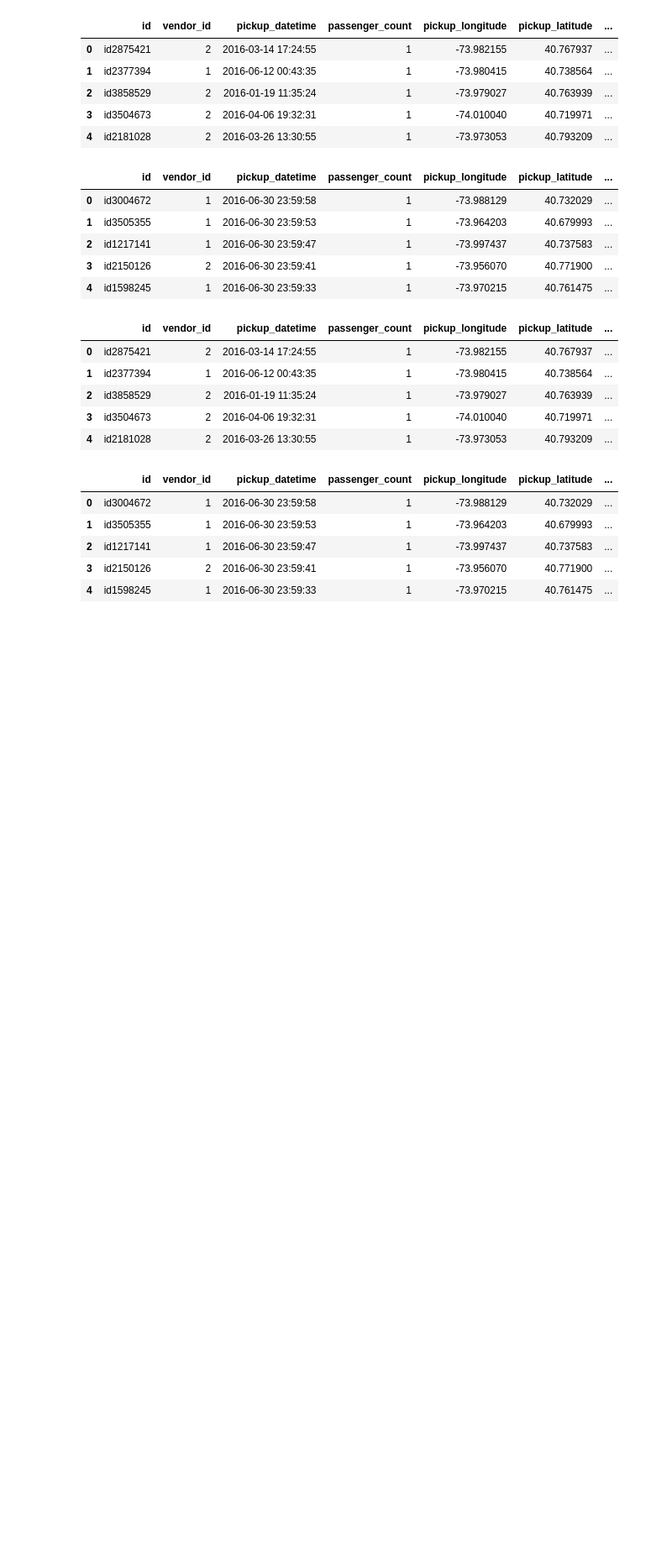
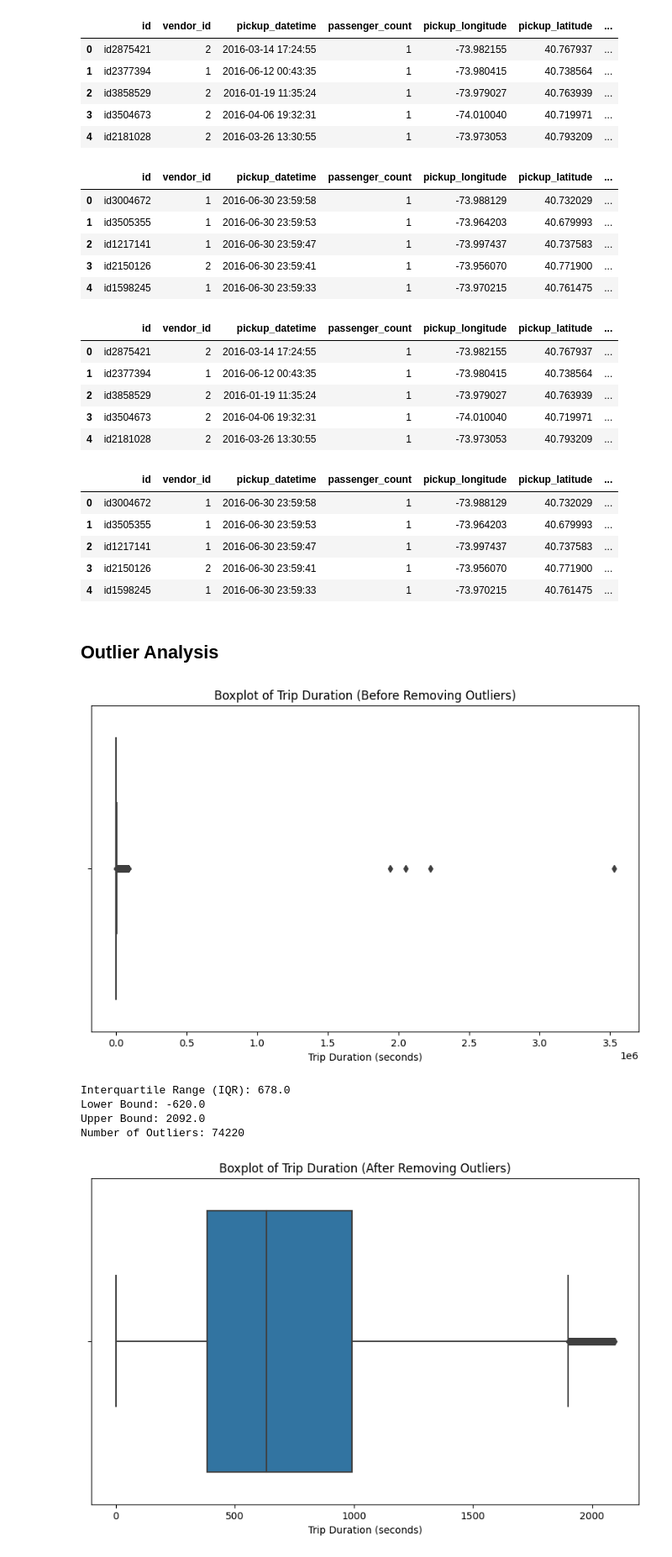
Before and after one commit to IshikaGopie/COMP6940-A4, a Jupyter notebook: Section_2.ipynb, the cells around one changed output. Shown: that part at 84% size. Drawn from its saved outputs; the diff is of its cells as text; code cells hidden in the pictures; blank space fills up the shorter version.

Commit message:
* Added data exploration

```diff
--- a/Section_2.ipynb
+++ b/Section_2.ipynb
@@ -253,3 +241,58 @@ test_gpu.head(5)
 | 2 | id1217141 | 1 | 2016-06-30 23:59:47 | 1 | -73.997437 | 40.737583 | ... |
 | 3 | id2150126 | 2 | 2016-06-30 23:59:41 | 1 | -73.956070 | 40.771900 | ... |
 | 4 | id1598245 | 1 | 2016-06-30 23:59:33 | 1 | -73.970215 | 40.761475 | ... |
+# %% [markdown]
+## Outlier Analysis
+# %%
+# using gpu
+# plot boxplot for trip duration to identify outliers
+# Convert GPU DataFrame to NumPy array
+start_time_gpu = time.time()
+
+train_gpu_numpy = train_gpu['trip_duration'].to_numpy()
+
+# Plot boxplot for trip duration
+plt.figure(figsize=(10, 6))
+sns.boxplot(x=train_gpu_numpy)
+plt.title('Boxplot of Trip Duration (Before Removing Outliers)')
+plt.xlabel('Trip Duration (seconds)')
+plt.show()
+
+# Calculate the interquartile range
+Q1 = np.percentile(train_gpu_numpy, 25)
+Q3 = np.percentile(train_gpu_numpy, 75)
+
+IQR = Q3 - Q1
+
+print('\nInterquartile Range (IQR):', IQR)
+
+# Calculate the lower and upper bounds
+lower_bound = Q1 - 1.5 * IQR
+upper_bound = Q3 + 1.5 * IQR
+
+print('Lower Bound:', lower_bound)
+print('Upper Bound:', upper_bound)
+
+# Identify outliers
+outliers = train_gpu_numpy[(train_gpu_numpy < lower_bound) | (train_gpu_numpy > upper_bound)]
+print('Number of Outliers:', len(outliers), "\n")
+
+# Remove outliers
+train_gpu = train_gpu[(train_gpu['trip_duration'] >= lower_bound) & (train_gpu['trip_duration'] <= upper_bound)]
+
+train_gpu_numpy2 = train_gpu['trip_duration'].to_numpy()
+# boxplot after removing outliers
+plt.figure(figsize=(10, 6))
+sns.boxplot(x=train_gpu_numpy2)
+plt.title('Boxplot of Trip Duration (After Removing Outliers)')
+plt.xlabel('Trip Duration (seconds)')
+plt.show()
+
+end_time_gpu = time.time()
+# %% [output]
+[figure, added]
+Interquartile Range (IQR): 678.0
+Lower Bound: -620.0
+Upper Bound: 2092.0
+Number of Outliers: 74220
+[figure, added]
```
Also changed, not shown: parts of 10 cells of this notebook.
